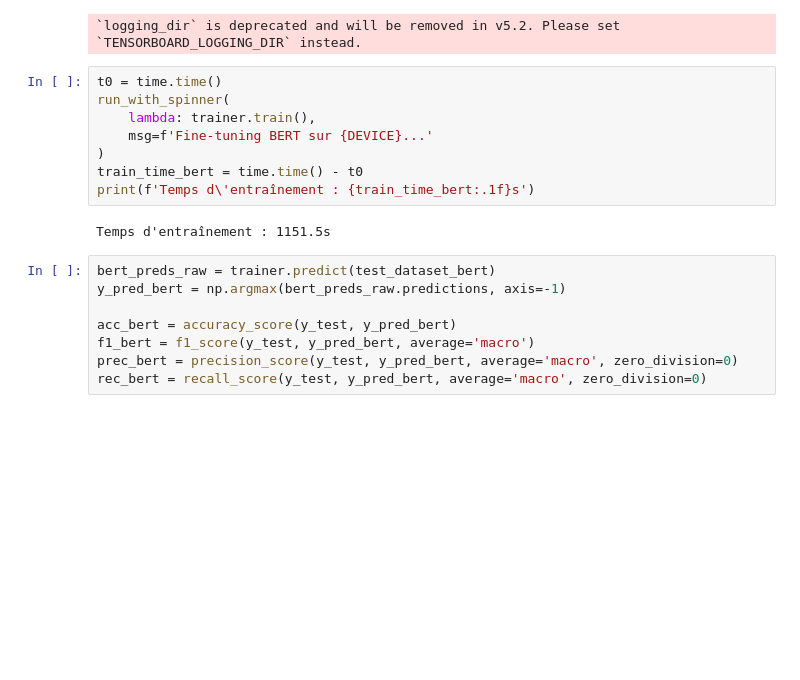
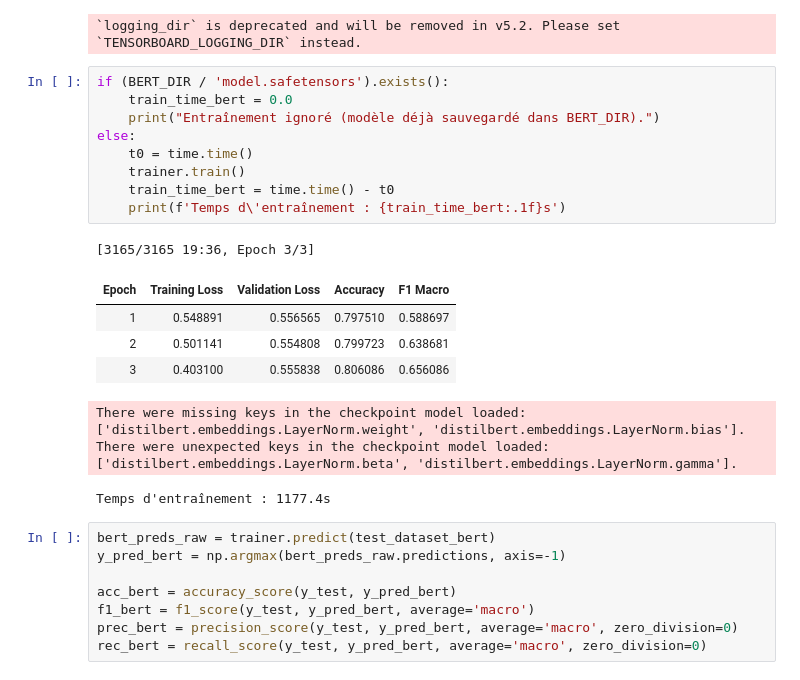
Before and after one commit to arseum/sentiment_analysis_model, a Jupyter notebook: notebooks/5_supervised_learning.ipynb, the cells around one changed output. Drawn from its saved outputs; the diff is of its cells as text; blank space fills up the shorter version.

```diff
--- a/notebooks/5_supervised_learning.ipynb
+++ b/notebooks/5_supervised_learning.ipynb
@@ -660,15 +665,23 @@ trainer = Trainer(
 # %% [output]
 `logging_dir` is deprecated and will be removed in v5.2. Please set `TENSORBOARD_LOGGING_DIR` instead.
 # %%
-t0 = time.time()
-run_with_spinner(
-    lambda: trainer.train(),
-    msg=f'Fine-tuning BERT sur {DEVICE}...'
-)
-train_time_bert = time.time() - t0
-print(f'Temps d\'entraînement : {train_time_bert:.1f}s')
+if (BERT_DIR / 'model.safetensors').exists():
+    train_time_bert = 0.0
+    print("Entraînement ignoré (modèle déjà sauvegardé dans BERT_DIR).")
+else:
+    t0 = time.time()
+    trainer.train()
+    train_time_bert = time.time() - t0
+    print(f'Temps d\'entraînement : {train_time_bert:.1f}s')
 # %% [output]
-Temps d'entraînement : 1151.5s
+[3165/3165 19:36, Epoch 3/3]
+| Epoch | Training Loss | Validation Loss | Accuracy | F1 Macro |
+| 1 | 0.548891 | 0.556565 | 0.797510 | 0.588697 |
+| 2 | 0.501141 | 0.554808 | 0.799723 | 0.638681 |
+| 3 | 0.403100 | 0.555838 | 0.806086 | 0.656086 |
+There were missing keys in the checkpoint model loaded: ['distilbert.embeddings.LayerNorm.weight', 'distilbert.embeddings.LayerNorm.bias'].
+There were unexpected keys in the checkpoint model loaded: ['distilbert.embeddings.LayerNorm.beta', 'distilbert.embeddings.LayerNorm.gamma'].
+Temps d'entraînement : 1177.4s
 # %%
 bert_preds_raw = trainer.predict(test_dataset_bert)
 y_pred_bert = np.argmax(bert_preds_raw.predictions, axis=-1)
```
Also changed, not shown: parts of 21 cells of this notebook, 13 other files.
